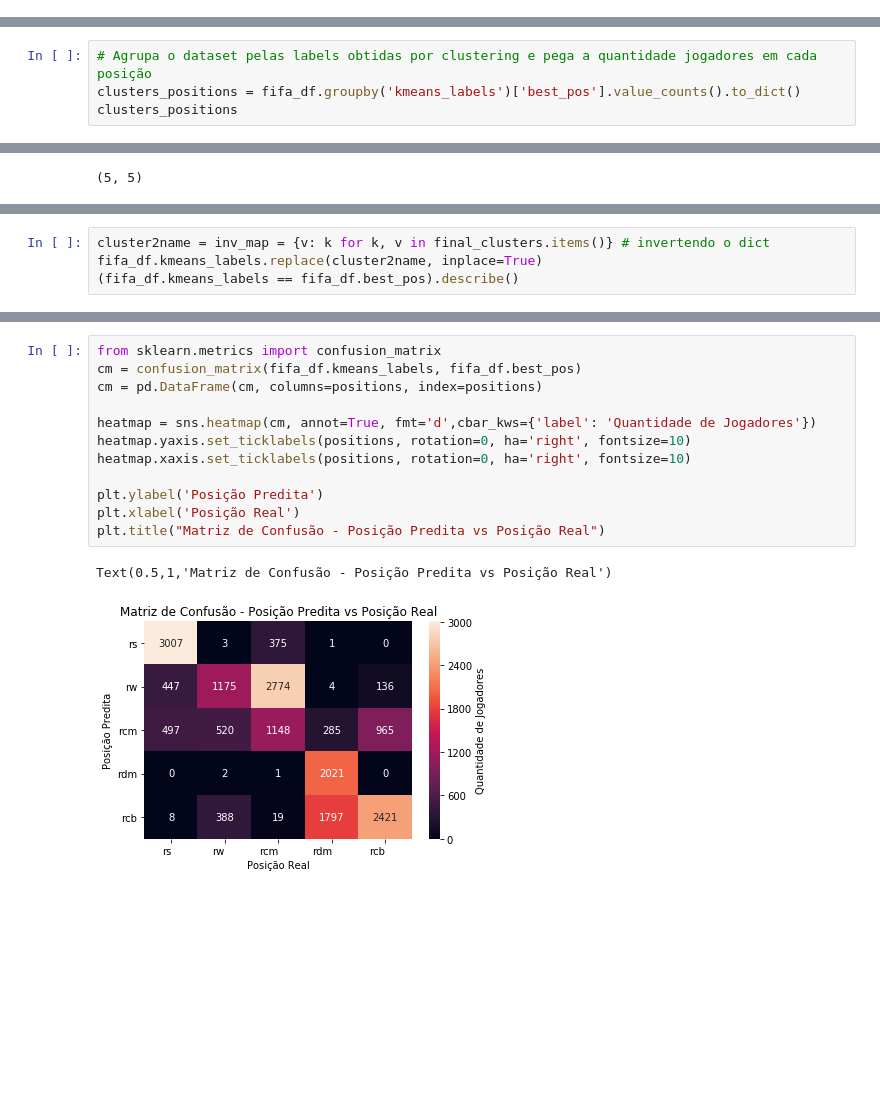
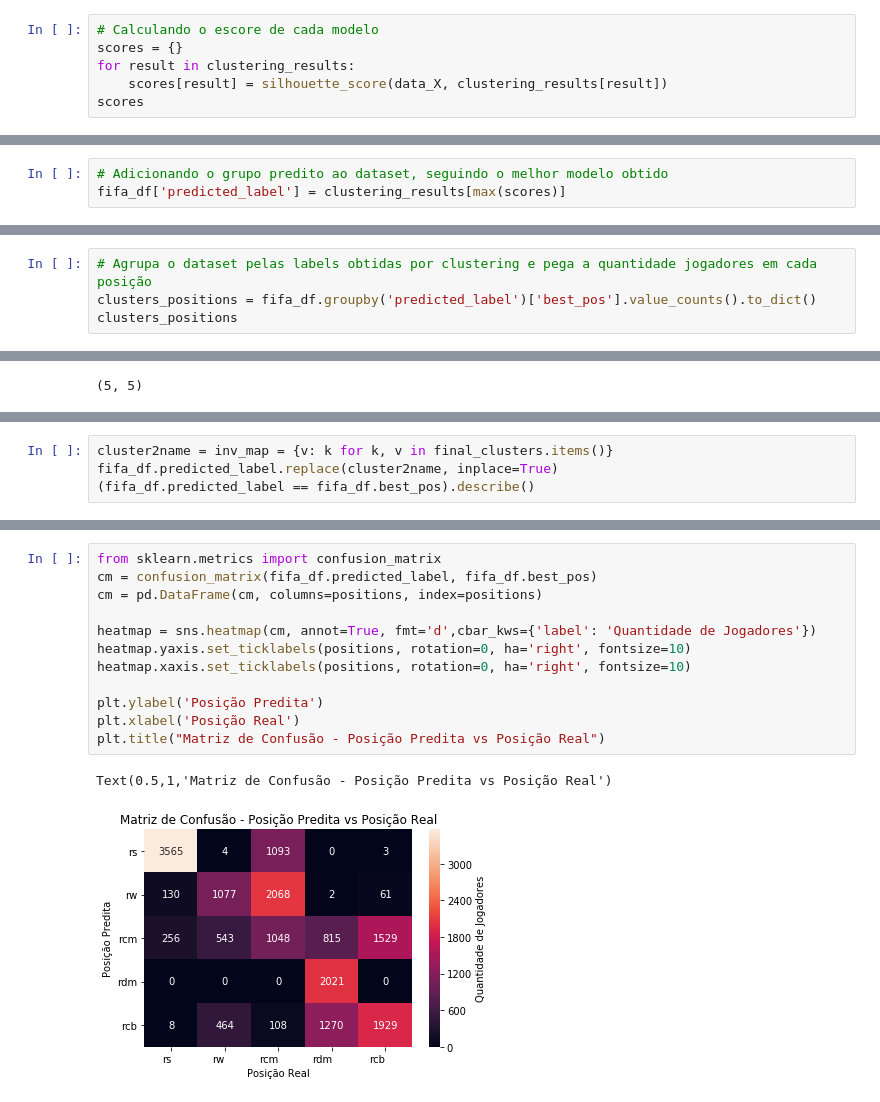
Before and after one commit to alysondantas/world-football-mining, a Jupyter notebook: models/[1 - Grouping] Find recommended player position.ipynb, the cells around one changed output, grey strips where cells are left out. Saved outputs shown, nothing was run; the diff lists cells and outputs as text; blank space fills up the shorter version.

```diff
--- a/models/[1 - Grouping] Find recommended player position.ipynb
+++ b/models/[1 - Grouping] Find recommended player position.ipynb
@@ -50,0 +59,6 @@ fifa_df['kmeans_labels'] = pd.Series(kmeans_labels)
+# %%
+# Calculando o escore de cada modelo
+scores = {}
+for result in clustering_results:
+    scores[result] = silhouette_score(data_X, clustering_results[result])
+scores
@@ -50,0 +67,3 @@ fifa_df['kmeans_labels'] = pd.Series(kmeans_labels)
+# %%
+# Adicionando o grupo predito ao dataset, seguindo o melhor modelo obtido
+fifa_df['predicted_label'] = clustering_results[max(scores)]
@@ -51,5 +72,5 @@ fifa_df['kmeans_labels'] = pd.Series(kmeans_labels)
 # %%
 # Agrupa o dataset pelas labels obtidas por clustering e pega a quantidade jogadores em cada posição
-clusters_positions = fifa_df.groupby('kmeans_labels')['best_pos'].value_counts().to_dict()
+clusters_positions = fifa_df.groupby('predicted_label')['best_pos'].value_counts().to_dict()
 clusters_positions
 # %% [output]
@@ -113,7 +140,7 @@ final_clusters
 # %%
-cluster2name = inv_map = {v: k for k, v in final_clusters.items()} # invertendo o dict
-fifa_df.kmeans_labels.replace(cluster2name, inplace=True)
-(fifa_df.kmeans_labels == fifa_df.best_pos).describe()
+cluster2name = inv_map = {v: k for k, v in final_clusters.items()}
+fifa_df.predicted_label.replace(cluster2name, inplace=True)
+(fifa_df.predicted_label == fifa_df.best_pos).describe()
 # %% [output]
 count     17994
 unique        2
@@ -193,15 +234,15 @@ ax.view_init(45, 200)
 # %%
 from sklearn.metrics import confusion_matrix
-cm = confusion_matrix(fifa_df.kmeans_labels, fifa_df.best_pos)
+cm = confusion_matrix(fifa_df.predicted_label, fifa_df.best_pos)
 cm = pd.DataFrame(cm, columns=positions, index=positions)
 
 heatmap = sns.heatmap(cm, annot=True, fmt='d',cbar_kws={'label': 'Quantidade de Jogadores'})
 heatmap.yaxis.set_ticklabels(positions, rotation=0, ha='right', fontsize=10)
 heatmap.xaxis.set_ticklabels(positions, rotation=0, ha='right', fontsize=10)
 
 plt.ylabel('Posição Predita')
 plt.xlabel('Posição Real')
 plt.title("Matriz de Confusão - Posição Predita vs Posição Real")
 # %% [output]
 Text(0.5,1,'Matriz de Confusão - Posição Predita vs Posição Real')
-[figure, old version]
+[figure, new version]
```
Also changed, not shown: parts of 20 cells of this notebook, 1 other file.
